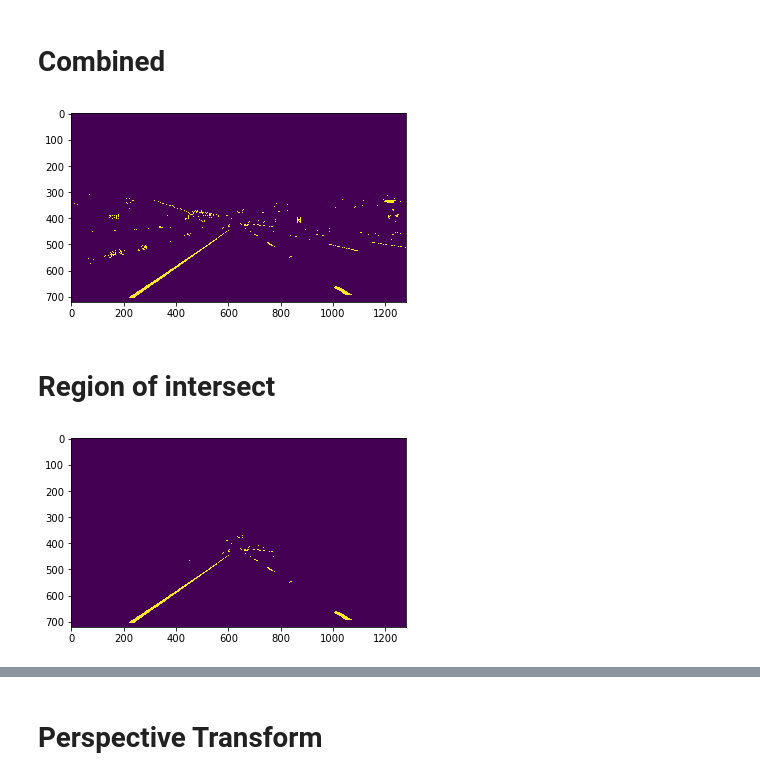
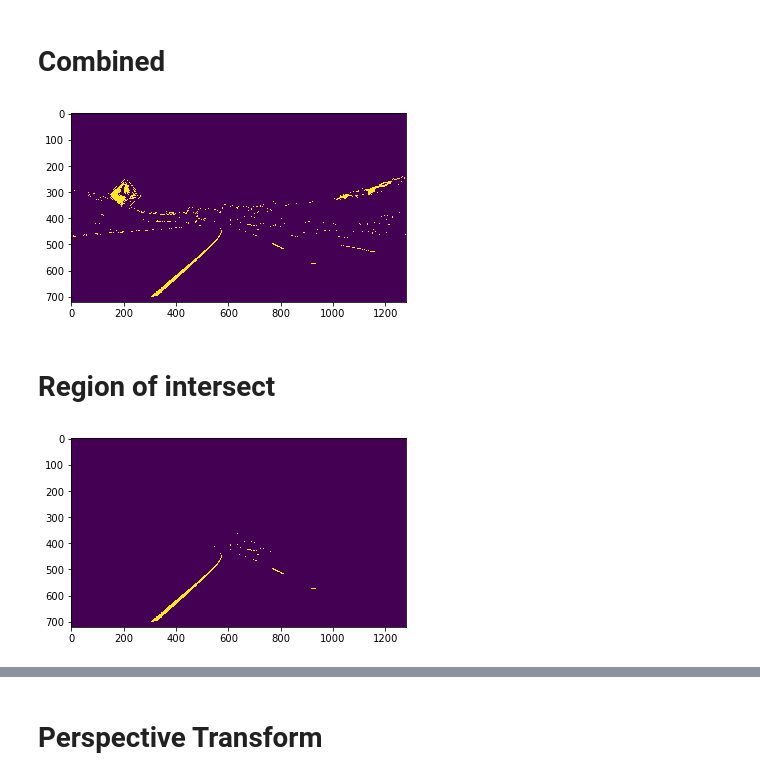
Before and after one commit to kirilcvetkov92/Advanced-Lane-Detection, a Jupyter notebook: Notebook.ipynb, the cells around one changed output, grey strips where cells are left out. Drawn from its saved outputs; the diff is of its cells as text; code cells hidden in the pictures.

```diff
--- a/Notebook.ipynb
+++ b/Notebook.ipynb
@@ -24,7 +24,8 @@ for fname in fnames :
 # %% [markdown]
 # Undistort
 # %%
-img = mpimg.imread('straight_lines1.jpg')
+img = mpimg.imread('test_images/test2.jpg')
+height, width  = img.shape[0], img.shape[1]
 undistorted, dist, mtx = cal_undistort(img, obj_points_list, img_points_list)
 
 f, (ax1, ax2) = plt.subplots(1, 2, figsize=(24, 9))
@@ -60,0 +43,7 @@ plt.show()
+# %%
+image = undistorted.copy()
+combined = np.zeros((height,width), dtype = np.uint8)
+combined_condition = sobel_filter(image)
+combined[combined_condition] = 1
+plt.imshow(combined)
+plt.show()
@@ -61,15 +52,9 @@ plt.show()
 # %% [markdown]
 # RGB Filter
 # %%
-#
-
 rgb = np.copy(undistorted)
-# Extract RG colors for better yellow line isolation
-color_threshold = 155
-R = rgb[:, :, 0]
-G = rgb[:, :, 1]
-color_combined = np.zeros_like(R)
-r_g_condition = (R > color_threshold) & (G > color_threshold)
+color_combined = np.zeros((height,width), dtype = np.uint8)
+r_g_condition = rgb_filter(rgb)
 color_combined[r_g_condition] = 1
 plt.imshow(color_combined)
 plt.show()
@@ -98,0 +65,7 @@ plt.show()
+# %%
+img = np.copy(undistorted)
+s_binary = np.zeros((height,width), dtype = np.uint8)
+s_binary_condition = hls_filter(img)
+s_binary[s_binary_condition] = 1
+plt.imshow(s_binary)
+plt.show()
@@ -99,14 +74,13 @@ plt.show()
 # %% [markdown]
 # Combined
 # %%
-height, width  = img.shape[0], image.shape[1]
 # Combine the two binary thresholds
 combined_binary = np.zeros((height,width), dtype = np.uint8)
 combined_binary[(r_g_condition ) & (s_binary_condition | combined_condition) ] = 1
 plt.imshow(combined_binary)
 plt.show()
 # %% [output]
-[figure, old version]
+[figure, new version]
 # %% [markdown]
 # Region of intersect
 # %%
@@ -120,7 +94,7 @@ thresholded = cv2.bitwise_and(combined_binary, mask)
 plt.imshow(thresholded)
 plt.show()
 # %% [output]
-[figure, old version]
+[figure, new version]
 # %%
 from utils import filter_image
 filtered_image = filter_image(undistorted.copy())
```
Also changed, not shown: parts of 20 cells of this notebook, 9 other files.
